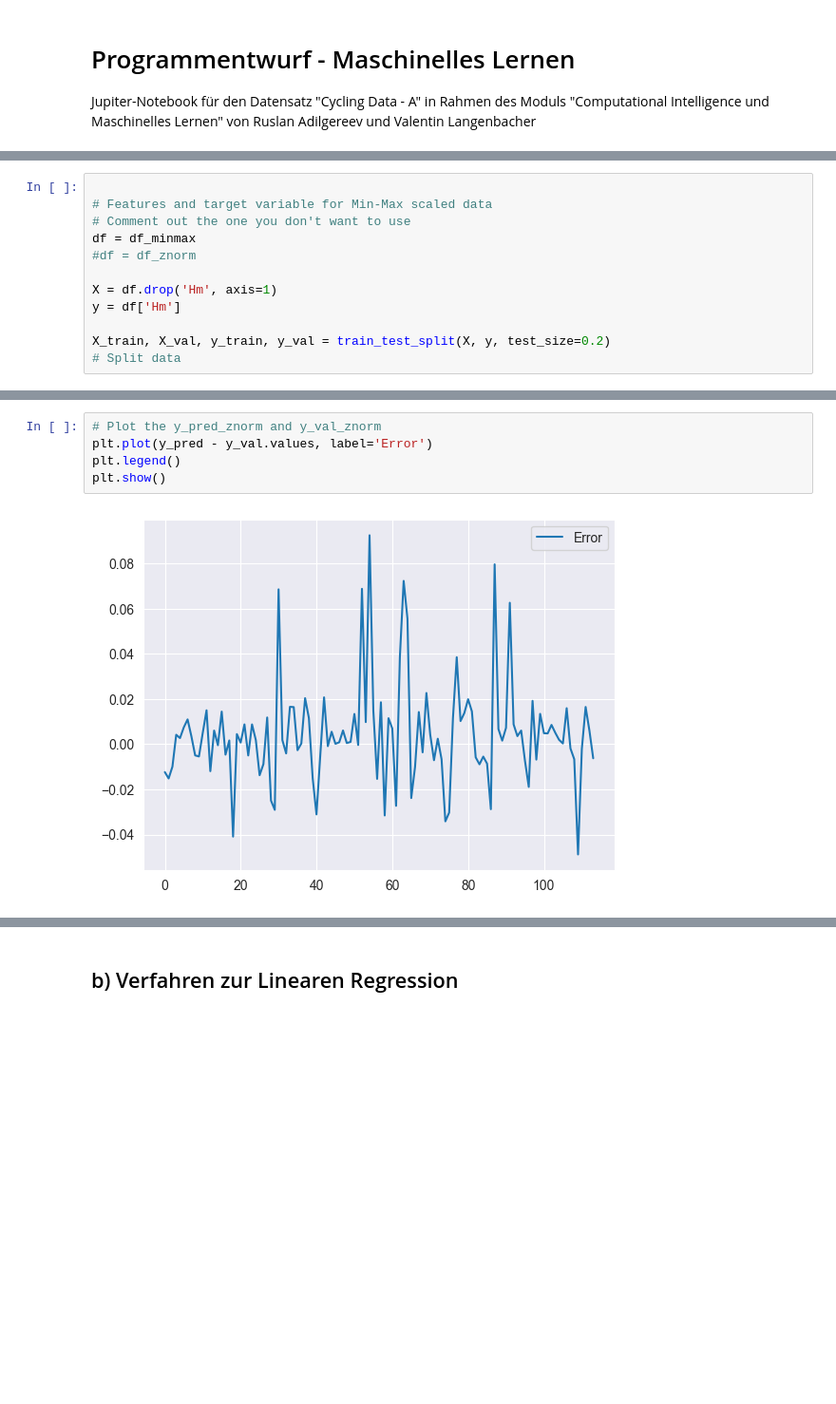
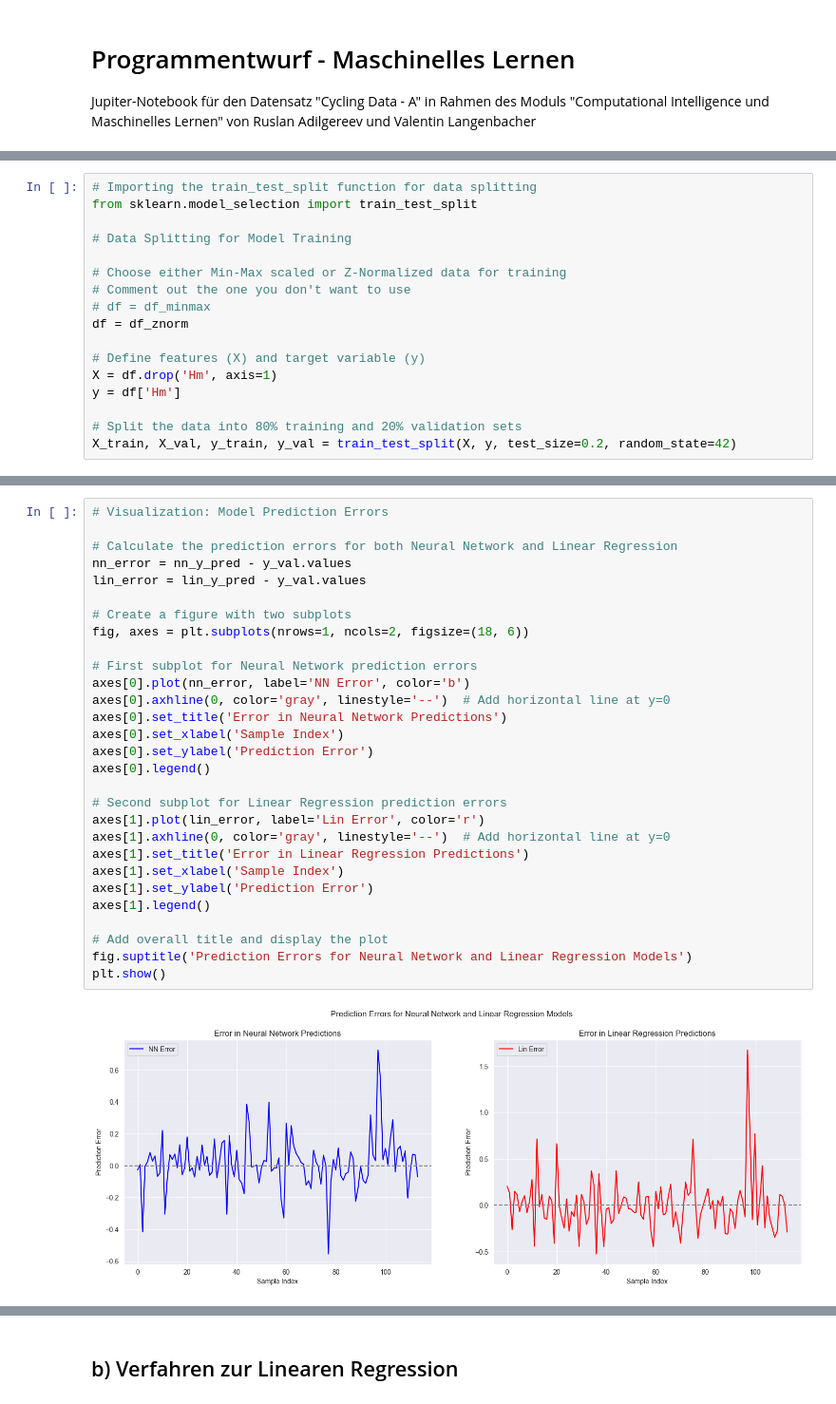
Before and after one commit to ruslanadilgereev/DHBW, a Jupyter notebook: T3M40507_Maschinelles_Lernen_und_Computational Intelligence/ML_Project_A/cycling_data.ipynb, the cells around one changed output, grey strips where cells are left out. Shown at 95% size. Saved outputs shown, nothing was run; the diff lists cells and outputs as text; blank space fills up the shorter version.

```diff
--- a/T3M40507_Maschinelles_Lernen_und_Computational Intelligence/ML_Project_A/cycling_data.ipynb
+++ b/T3M40507_Maschinelles_Lernen_und_Computational Intelligence/ML_Project_A/cycling_data.ipynb
@@ -78,12 +102,17 @@ df = pd.concat([df, df_onehot_only.reset_index(drop=True)], axis=1)
 # %%
+# Importing the train_test_split function for data splitting
+from sklearn.model_selection import train_test_split
 
-# Features and target variable for Min-Max scaled data
+# Data Splitting for Model Training
+
+# Choose either Min-Max scaled or Z-Normalized data for training
 # Comment out the one you don't want to use
-df = df_minmax
-#df = df_znorm
+# df = df_minmax
+df = df_znorm
 
+# Define features (X) and target variable (y)
 X = df.drop('Hm', axis=1)
 y = df['Hm']
 
-X_train, X_val, y_train, y_val = train_test_split(X, y, test_size=0.2)
-# Split data
+# Split the data into 80% training and 20% validation sets
+X_train, X_val, y_train, y_val = train_test_split(X, y, test_size=0.2, random_state=42)
@@ -121,7 +240,31 @@ plt.show()
 # %%
-# Plot the y_pred_znorm and y_val_znorm
-plt.plot(y_pred - y_val.values, label='Error')
-plt.legend()
+# Visualization: Model Prediction Errors
+
+# Calculate the prediction errors for both Neural Network and Linear Regression
+nn_error = nn_y_pred - y_val.values
+lin_error = lin_y_pred - y_val.values
+
+# Create a figure with two subplots
+fig, axes = plt.subplots(nrows=1, ncols=2, figsize=(18, 6))
+
+# First subplot for Neural Network prediction errors
+axes[0].plot(nn_error, label='NN Error', color='b')
+axes[0].axhline(0, color='gray', linestyle='--')  # Add horizontal line at y=0
+axes[0].set_title('Error in Neural Network Predictions')
+axes[0].set_xlabel('Sample Index')
+axes[0].set_ylabel('Prediction Error')
+axes[0].legend()
+
+# Second subplot for Linear Regression prediction errors
+axes[1].plot(lin_error, label='Lin Error', color='r')
+axes[1].axhline(0, color='gray', linestyle='--')  # Add horizontal line at y=0
+axes[1].set_title('Error in Linear Regression Predictions')
+axes[1].set_xlabel('Sample Index')
+axes[1].set_ylabel('Prediction Error')
+axes[1].legend()
+
+# Add overall title and display the plot
+fig.suptitle('Prediction Errors for Neural Network and Linear Regression Models')
 plt.show()
 # %% [output]
-[figure, old version]
+[figure, new version]
```
Also changed, not shown: parts of 40 cells of this notebook, 2 other files.
